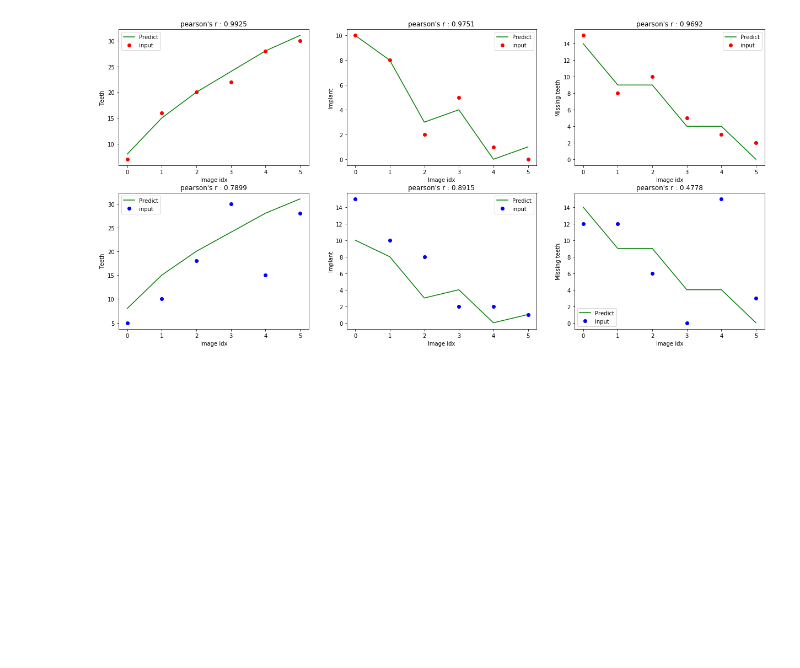
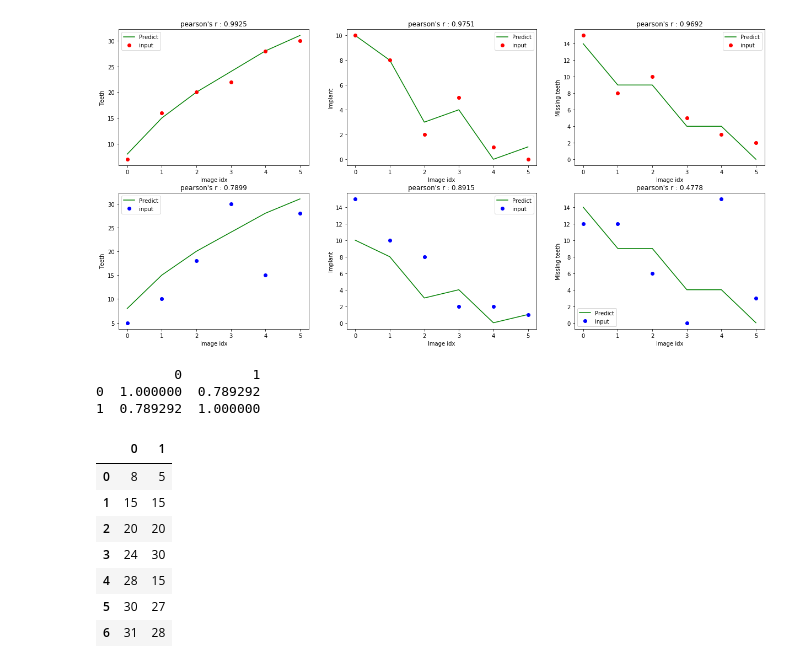
Before and after one commit to Jonghyun-2/Hyun, a Jupyter notebook: Python/keras/Study/correlationCofficient.ipynb, the cells around one changed output. Cells and saved outputs as stored; diff of their text form; code cells hidden in the pictures; blank space fills up the shorter version.

```diff
--- a/Python/keras/correlationCofficient.ipynb
+++ b/Python/keras/Study/correlationCofficient.ipynb
@@ -148,0 +152,25 @@ plt.show()
+# %%
+prediction = [8,15,20,24,28,30,31]
+right =      [7,16,20,22,28,29,30]
+wrong =      [5,15,20,30,15,27,28]
+
+right_df = pd.DataFrame((prediction, right)).T
+wrong_df = pd.DataFrame((prediction, wrong)).T
+
+right_corr = right_df.corr(method = 'pearson')
+wrong_corr = wrong_df.corr(method = 'pearson')
+
+print(wrong_corr)
+wrong_df
+# %% [output]
+          0         1
+0  1.000000  0.789292
+1  0.789292  1.000000
+|  | 0 | 1 |
+| 0 | 8 | 5 |
+| 1 | 15 | 15 |
+| 2 | 20 | 20 |
+| 3 | 24 | 30 |
+| 4 | 28 | 15 |
+| 5 | 30 | 27 |
+| 6 | 31 | 28 |
```
Also changed, not shown: parts of 3 cells of this notebook, 1 other file.
